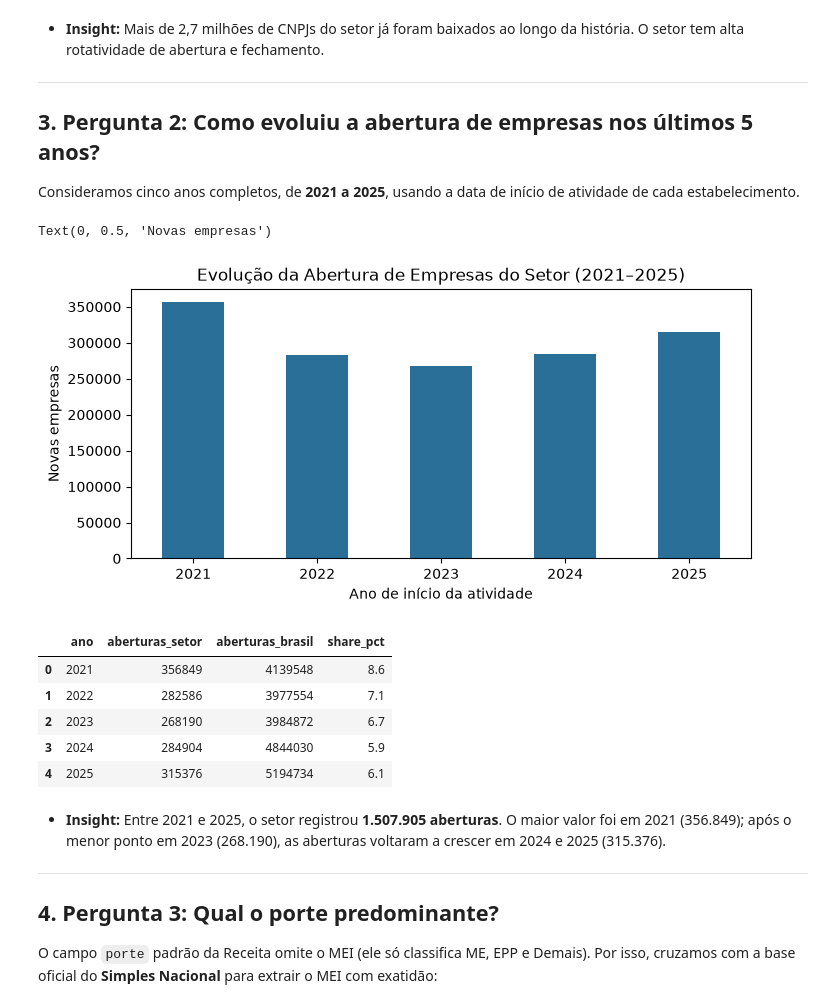
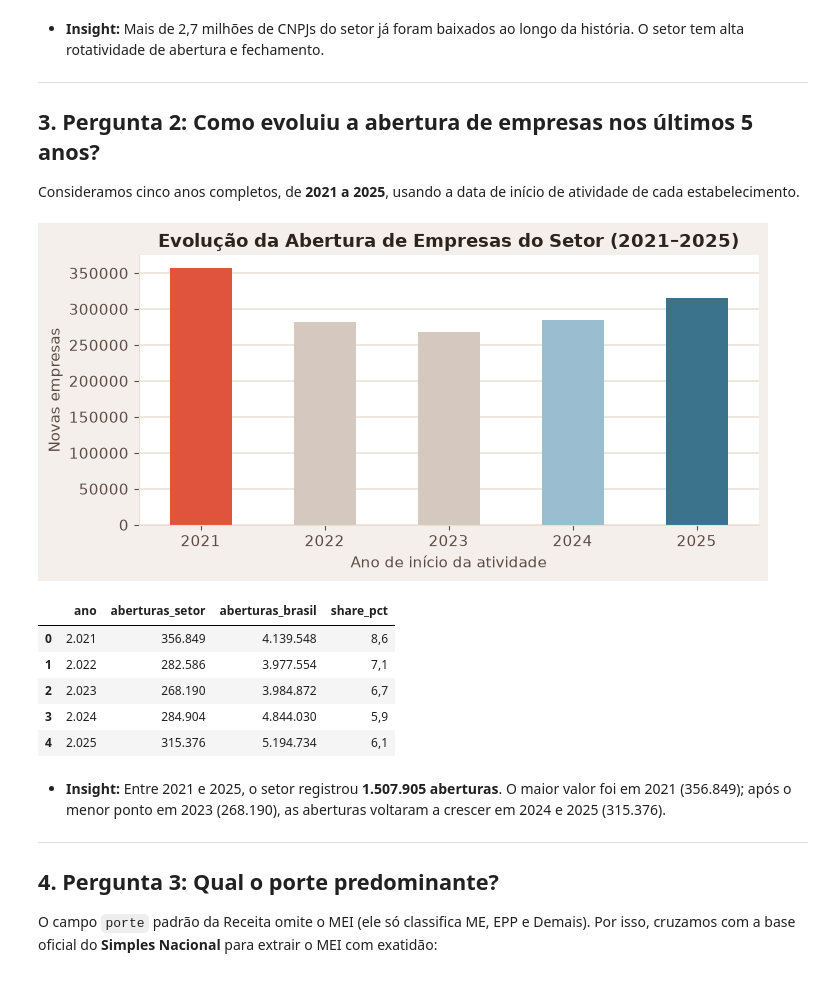
Before and after one commit to christiano-gonara/teste-abrasel-dados, a Jupyter notebook: notebooks/analise_abrasel.ipynb, the cells around one changed output. Drawn from its saved outputs; the diff is of its cells as text; code cells hidden in the pictures.

```diff
--- a/notebooks/analise_abrasel.ipynb
+++ b/notebooks/analise_abrasel.ipynb
@@ -80,27 +116,27 @@ Text(0, 0.5, '')
 
 Consideramos cinco anos completos, de **2021 a 2025**, usando a data de início de atividade de cada estabelecimento.
 # %%
-# Aberturas anuais do período pedido: 2021 a 2025
+# Aberturas anuais do período pedido: 2021 a 2025.
 aberturas = con.sql('''
     SELECT ano_inicio AS ano, count(*) AS novas_aberturas
     FROM base
     WHERE ano_inicio BETWEEN 2021 AND 2025
     GROUP BY 1
     ORDER BY 1
 ''').df()
 
 ax = aberturas.plot.bar(
-    x='ano', y='novas_aberturas', legend=False,
-    color='#2a6f97', rot=0, figsize=(8, 3.5)
+    x='ano', y='novas_aberturas', legend=False, rot=0, figsize=(8, 3.5),
+    color=[CORES['terracota'], CORES['bege'], CORES['bege'], CORES['azul_claro'], CORES['azul']]
 )
-ax.set_title("Evolução da Abertura de Empresas do Setor (2021–2025)")
-ax.set_xlabel("Ano de início da atividade")
-ax.set_ylabel("Novas empresas")
+ax.set_title('Evolução da Abertura de Empresas do Setor (2021–2025)')
+ax.set_xlabel('Ano de início da atividade')
+ax.set_ylabel('Novas empresas')
+finalizar_grafico(ax, 'y')
 # %% [output]
-Text(0, 0.5, 'Novas empresas')
-[figure, old version]
+[figure, new version]
 # %%
-# Tabela com percentual de participação do setor no total de empresas do Brasil
+# Participação do setor entre todas as aberturas do Brasil.
 participacao = con.sql(f'''
     SELECT
         s.ano,
@@ -112,14 +148,14 @@ participacao = con.sql(f'''
     WHERE s.ano BETWEEN 2021 AND 2025
     ORDER BY s.ano
 ''').df()
-participacao
+display(tabela(participacao))
 # %% [output]
 |  | ano | aberturas_setor | aberturas_brasil | share_pct |
-| 0 | 2021 | 356849 | 4139548 | 8.6 |
-| 1 | 2022 | 282586 | 3977554 | 7.1 |
-| 2 | 2023 | 268190 | 3984872 | 6.7 |
-| 3 | 2024 | 284904 | 4844030 | 5.9 |
-| 4 | 2025 | 315376 | 5194734 | 6.1 |
+| 0 | 2.021 | 356.849 | 4.139.548 | 8,6 |
+| 1 | 2.022 | 282.586 | 3.977.554 | 7,1 |
+| 2 | 2.023 | 268.190 | 3.984.872 | 6,7 |
+| 3 | 2.024 | 284.904 | 4.844.030 | 5,9 |
+| 4 | 2.025 | 315.376 | 5.194.734 | 6,1 |
 # %% [markdown]
 * **Insight:** Entre 2021 e 2025, o setor registrou **1.507.905 aberturas**. O maior valor foi em 2021 (356.849); após o menor ponto em 2023 (268.190), as aberturas voltaram a crescer em 2024 e 2025 (315.376).
 
```
Also changed, not shown: parts of 7 cells of this notebook, 1 other file.
